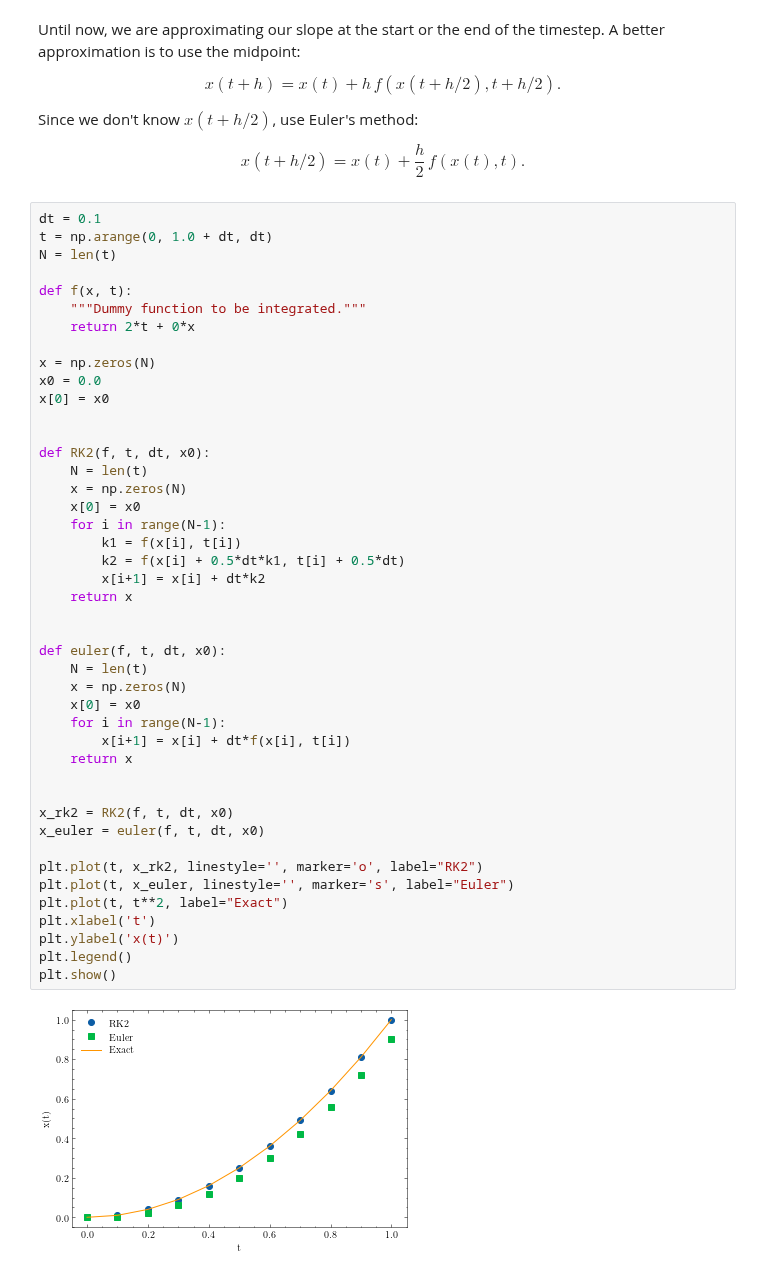
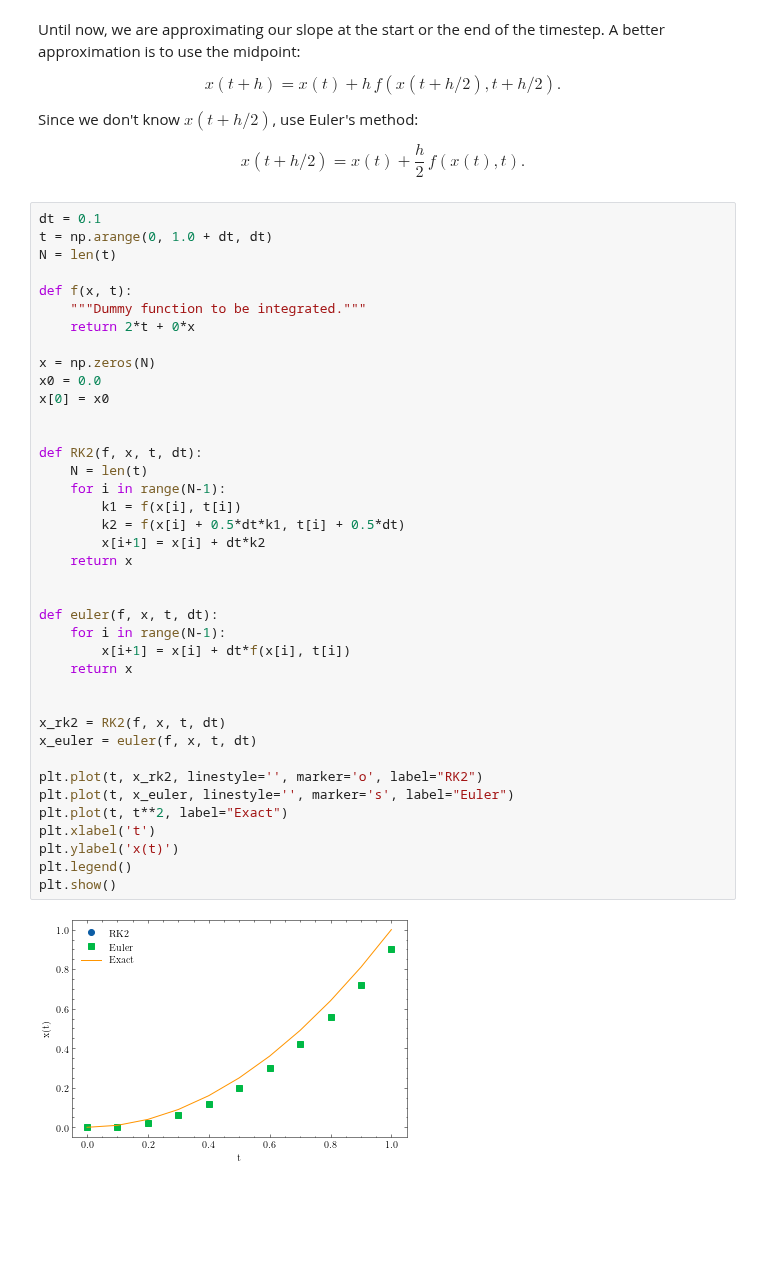
Before and after one commit to franklinzppa/fisica-computacional, a Jupyter notebook: week1.ipynb, the cells around one changed output. Drawn from its saved outputs; the diff is of its cells as text; blank space fills up the shorter version.

```diff
--- a/week1.ipynb
+++ b/week1.ipynb
@@ -478,43 +478,38 @@ def f(x, t):
     """Dummy function to be integrated."""
     return 2*t + 0*x
 
 x = np.zeros(N)
 x0 = 0.0
 x[0] = x0
 
 
-def RK2(f, t, dt, x0):
+def RK2(f, x, t, dt):
     N = len(t)
-    x = np.zeros(N)
-    x[0] = x0
     for i in range(N-1):
         k1 = f(x[i], t[i])
         k2 = f(x[i] + 0.5*dt*k1, t[i] + 0.5*dt)
         x[i+1] = x[i] + dt*k2
     return x
 
 
-def euler(f, t, dt, x0):
-    N = len(t)
-    x = np.zeros(N)
-    x[0] = x0
+def euler(f, x, t, dt):
     for i in range(N-1):
         x[i+1] = x[i] + dt*f(x[i], t[i])
     return x
 
 
-x_rk2 = RK2(f, t, dt, x0)
-x_euler = euler(f, t, dt, x0)
+x_rk2 = RK2(f, x, t, dt)
+x_euler = euler(f, x, t, dt)
 
 plt.plot(t, x_rk2, linestyle='', marker='o', label="RK2")
 plt.plot(t, x_euler, linestyle='', marker='s', label="Euler")
 plt.plot(t, t**2, label="Exact")
 plt.xlabel('t')
 plt.ylabel('x(t)')
 plt.legend()
 plt.show()
 # %% [output]
-[figure, old version]
+[figure, new version]
 # %%
 # Packing Euler method to solve a 2nd order ODE
 
```
Also changed, not shown: parts of 22 cells of this notebook, 1 other file.
